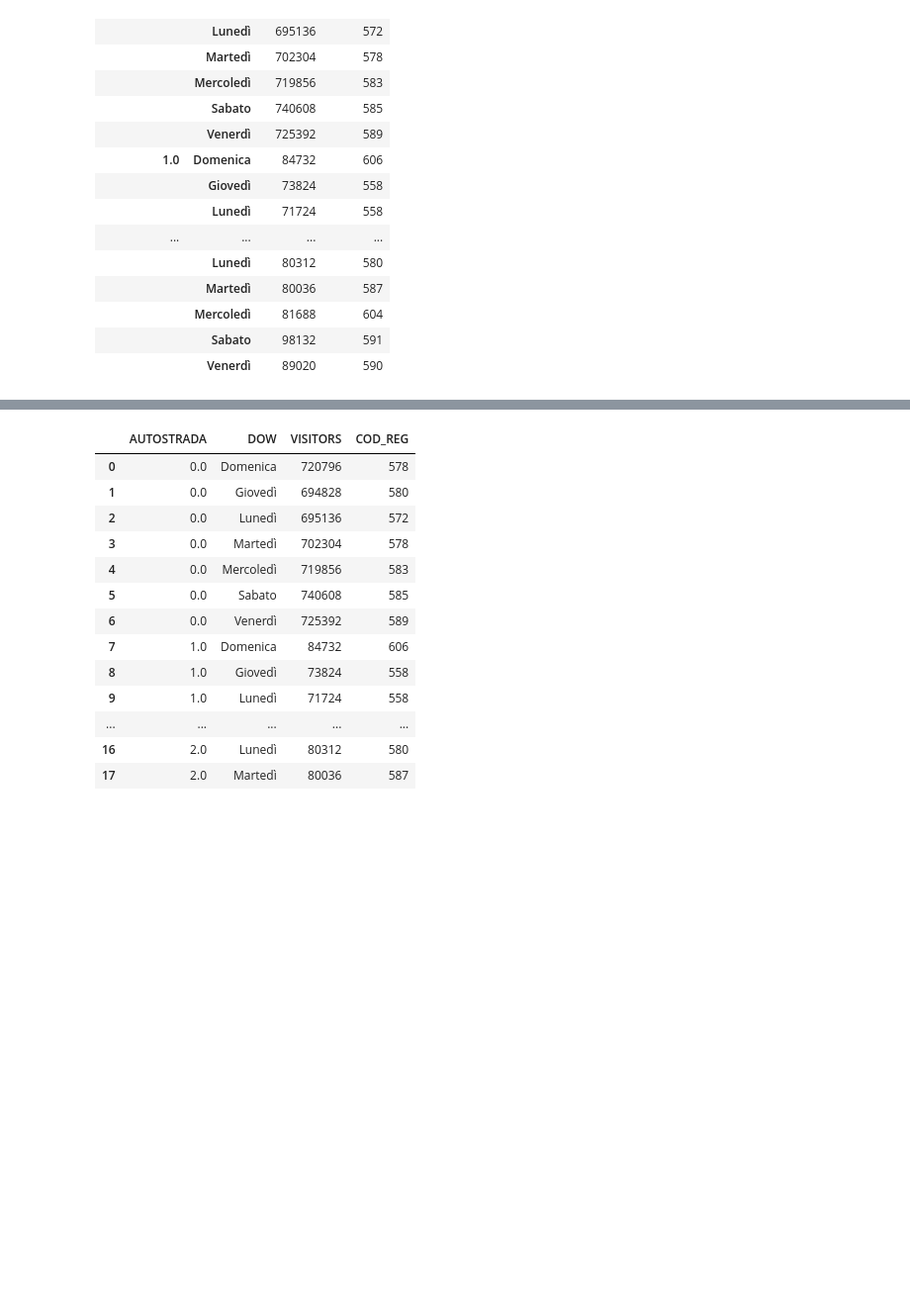
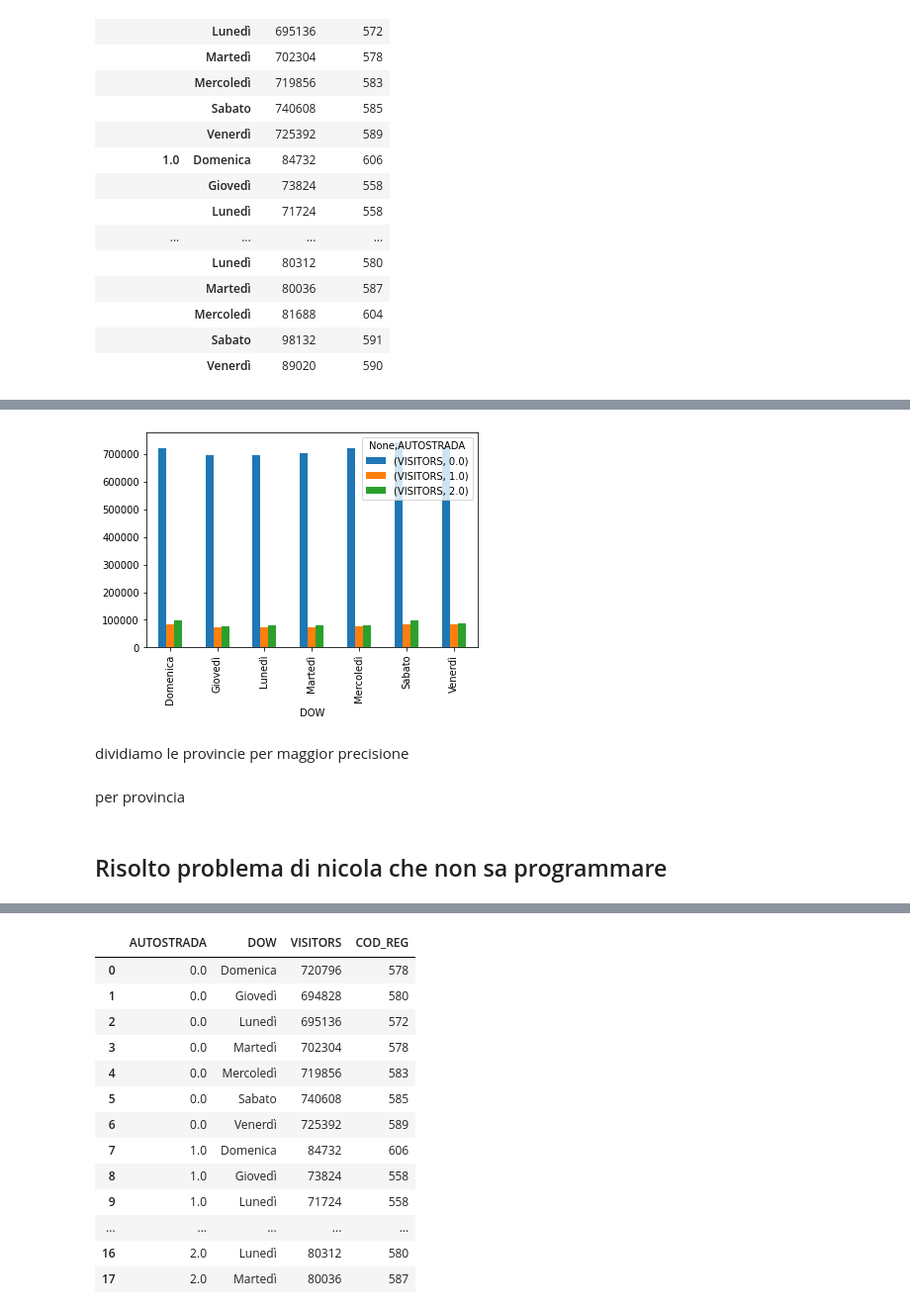
Before and after one commit to nico1654/project_work, a Jupyter notebook: Project_Work.ipynb, the cells around one changed output, grey strips where cells are left out. Shown: that part at 99% size. Saved outputs shown, nothing was run; the diff lists cells and outputs as text; code cells hidden in the pictures; blank space fills up the shorter version.

```diff
--- a/Project_Work.ipynb
+++ b/Project_Work.ipynb
@@ -180,0 +225,3 @@ df_grouped_by_road
+# %%
+df_grouped_by_road_3_region = df_distinct_users.groupby(by=["DOW", "AUTOSTRADA"]).agg({"VISITORS": "sum"})
+df_grouped_by_road_3_region
@@ -180,0 +247,7 @@ df_grouped_by_road
+# %%
+df_grouped_by_road_3_region.unstack().plot.bar()
+plt.show()
+# %% [output]
+[figure, added]
+# %% [markdown]
+dividiamo le provincie per maggior precisione
@@ -180,0 +269,2 @@ df_grouped_by_road
+# %% [markdown]
+per provincia
@@ -180,0 +274,2 @@ df_grouped_by_road
+# %% [markdown]
+## Risolto problema di nicola che non sa programmare
```
Also changed, not shown: parts of 17 cells of this notebook.
